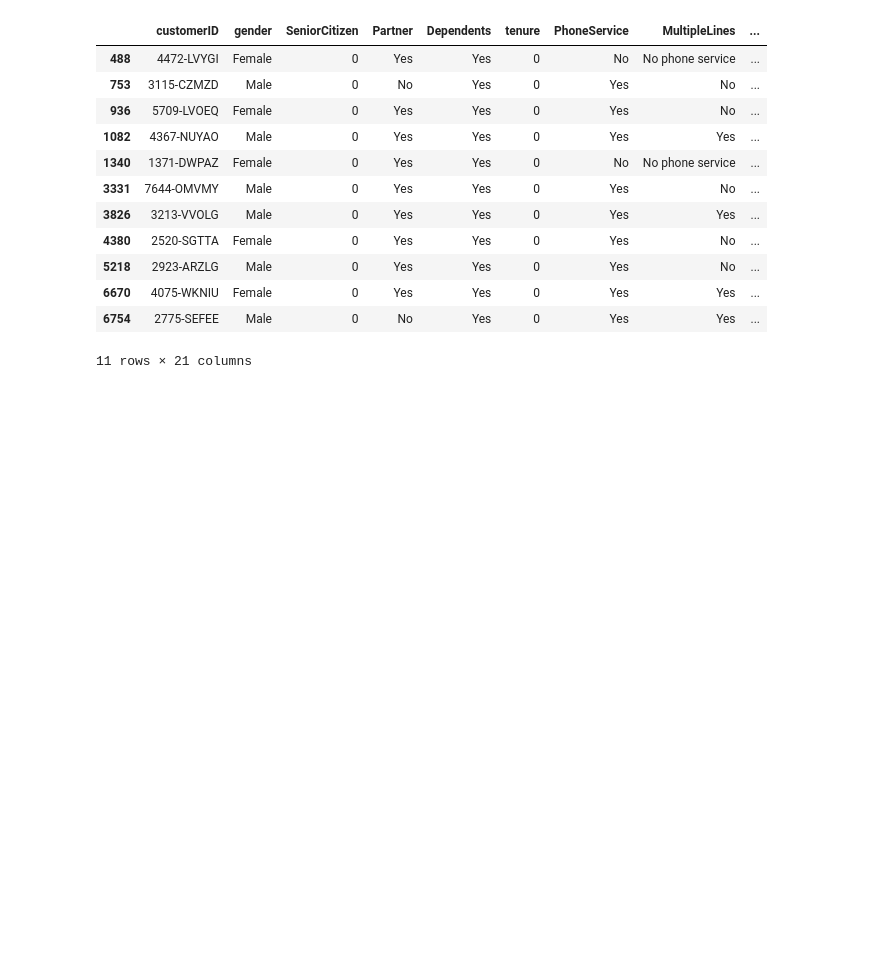
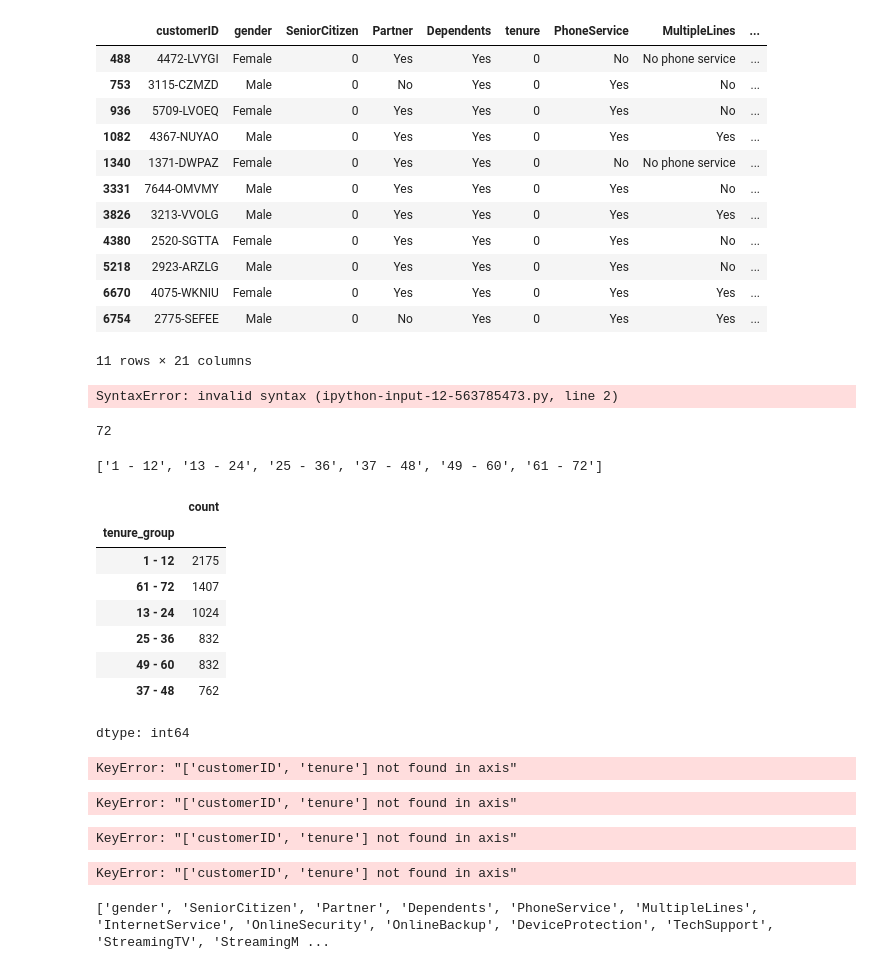
Before and after one commit to prince545/exploratory-data-analysis, a Jupyter notebook: CaseStudy.ipynb, the cells around one changed output. Drawn from its saved outputs; the diff is of its cells as text; code cells hidden in the pictures; blank space fills up the shorter version.

```diff
--- a/CaseStudy.ipynb
+++ b/CaseStudy.ipynb
@@ -128,3 +128,66 @@ new_df.loc[new_df['TotalCharges'].isnull() == True]
 | 6670 | 4075-WKNIU | Female | 0 | Yes | Yes | 0 | Yes | Yes | ... |
 | 6754 | 2775-SEFEE | Male | 0 | No | Yes | 0 | Yes | Yes | ... |
 11 rows × 21 columns
+# %%
+#Removing missing values
+new_df. dropna (how = 'any', inplace = True) I
+#telco_data. fillna(e)
+# %% [output]
+SyntaxError: invalid syntax (ipython-input-12-563785473.py, line 2)
+# %%
+
+new_df.dropna(how = 'any', inplace = True)
+# %%
+print(new_df['tenure'].max())  # 72
+# %% [output]
+72
+# %%
+# Create labels for 12-month tenure groups
+labels = ["{0} - {1}".format(i, i + 11) for i in range(1, 72, 12)]
+print(labels)
+# Output: ['1 - 12', '13 - 24', '25 - 36', '37 - 48', '49 - 60', '61 - 72']
+
+# Group the tenure into 12-month bins
+new_df['tenure_group'] = pd.cut(new_df.tenure, bins=range(1, 80, 12), right=False, labels=labels)
+# %% [output]
+['1 - 12', '13 - 24', '25 - 36', '37 - 48', '49 - 60', '61 - 72']
+# %%
+new_df['tenure_group'].value_counts()
+# %% [output]
+|  | count |
+| tenure_group |  |
+| 1 - 12 | 2175 |
+| 61 - 72 | 1407 |
+| 13 - 24 | 1024 |
+| 25 - 36 | 832 |
+| 49 - 60 | 832 |
+| 37 - 48 | 762 |
+dtype: int64
+# %%
+new_df.drop(['customerID', 'tenure'], axis=1, inplace=True)
+new_df.drop(['customerID', 'tenure'], axis=1, inplace=True)
+# %% [output]
+KeyError: "['customerID', 'tenure'] not found in axis"
+# %%
+new_df.drop(['customerID', 'tenure'], axis=1, inplace=True)
+# %% [output]
+KeyError: "['customerID', 'tenure'] not found in axis"
+# %%
+
+
+new_df.drop(columns=['customerID', 'tenure'], axis=1, inplace=True)
+new_df.head()
+# %% [output]
+KeyError: "['customerID', 'tenure'] not found in axis"
+# %%
+# Drop columns 'customerID' and 'tenure'
+new_df.drop(columns=['customerID', 'tenure'], axis=1, inplace=True)
+
+# Display the top 5 rows
+new_df.head()
+# %% [output]
+KeyError: "['customerID', 'tenure'] not found in axis"
+# %%
+print(new_df.columns.tolist())
+# %% [output]
+['gender', 'SeniorCitizen', 'Partner', 'Dependents', 'PhoneService', 'MultipleLines', 'InternetService', 'OnlineSecurity', 'OnlineBackup', 'DeviceProtection', 'TechSupport', 'StreamingTV', 'StreamingM ...
```
